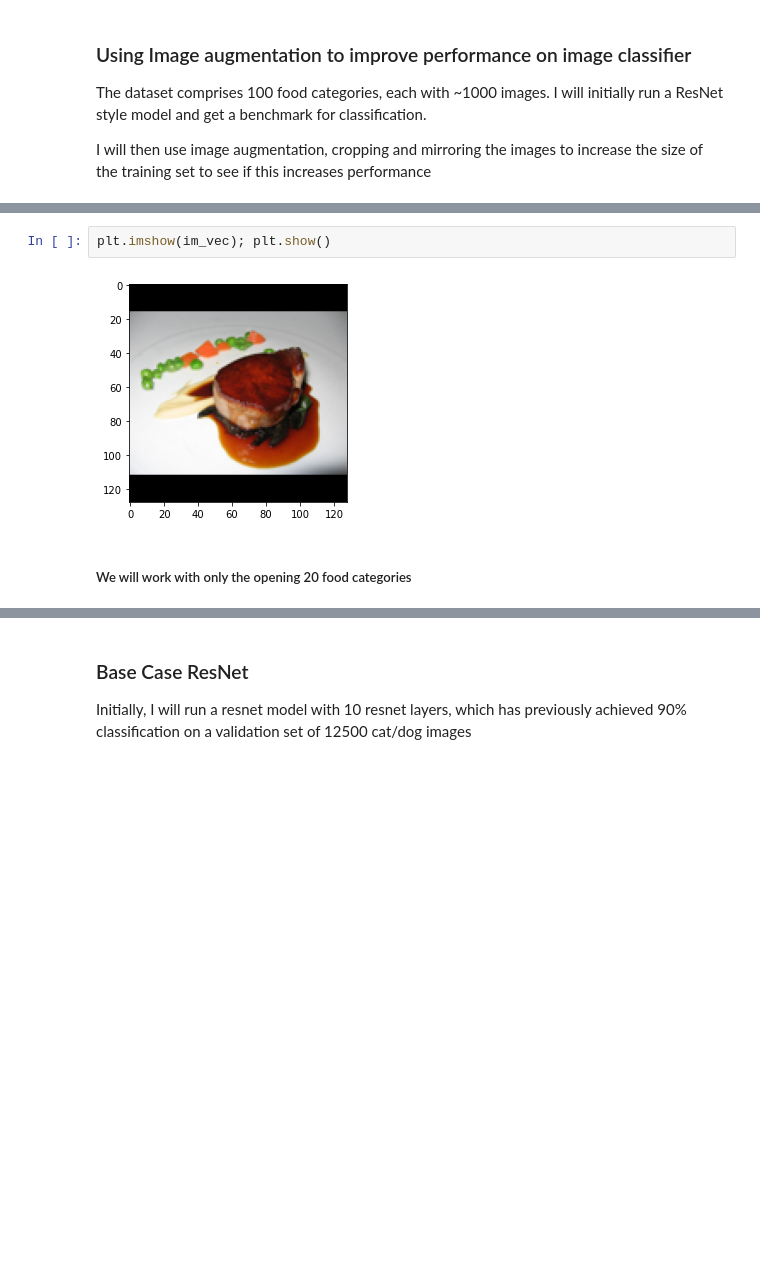
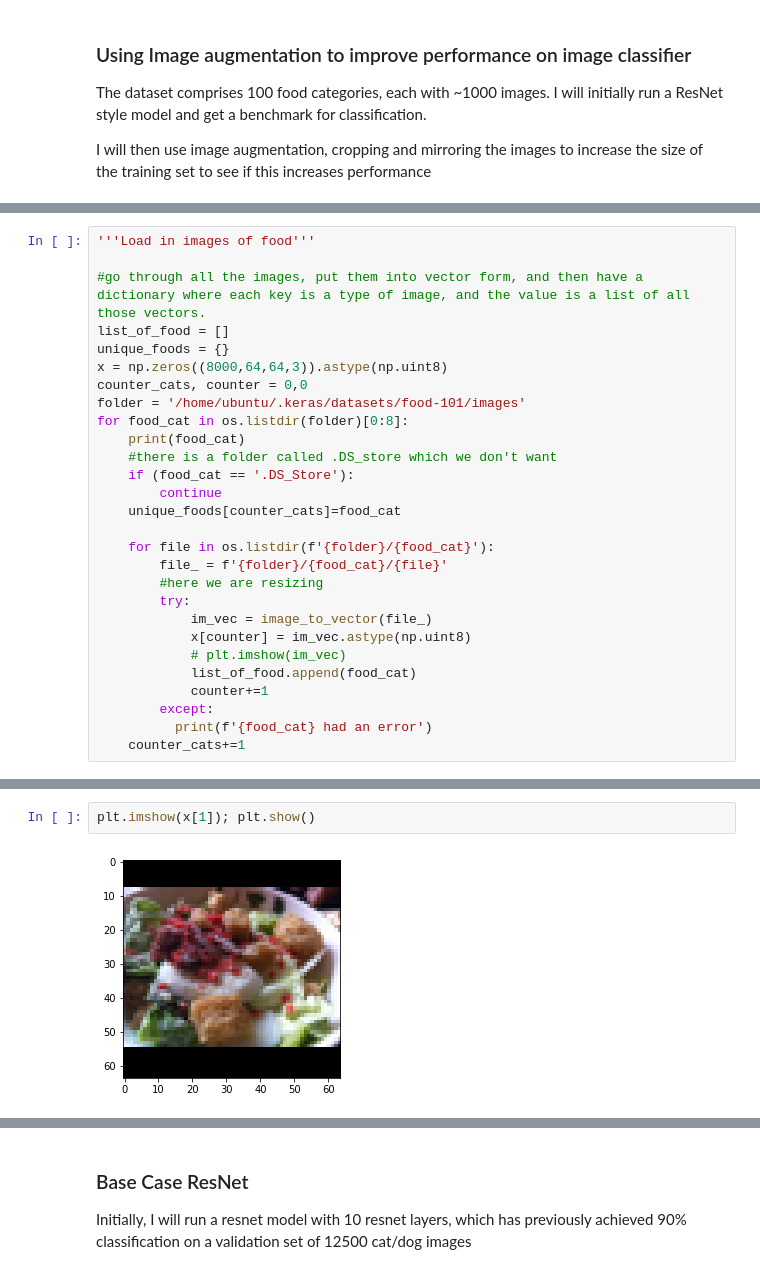
Before and after one commit to jakelourie1502/food_images_augmentation, a Jupyter notebook: food_images_with_augmentation.ipynb, the cells around one changed output, grey strips where cells are left out. Saved outputs shown, nothing was run; the diff lists cells and outputs as text; blank space fills up the shorter version.

```diff
--- a/food_images_with_augmentation.ipynb
+++ b/food_images_with_augmentation.ipynb
@@ -47,0 +108,28 @@ im_vec = image_to_vector(sampe_file)
+# %%
+'''Load in images of food'''
+
+#go through all the images, put them into vector form, and then have a dictionary where each key is a type of image, and the value is a list of all those vectors.
+list_of_food = []
+unique_foods = {}
+x = np.zeros((8000,64,64,3)).astype(np.uint8)
+counter_cats, counter = 0,0
+folder = '/home/ubuntu/.keras/datasets/food-101/images'
+for food_cat in os.listdir(folder)[0:8]:
+    print(food_cat)
+    #there is a folder called .DS_store which we don't want
+    if (food_cat == '.DS_Store'):
+        continue
+    unique_foods[counter_cats]=food_cat
+
+    for file in os.listdir(f'{folder}/{food_cat}'):
+        file_ = f'{folder}/{food_cat}/{file}'
+        #here we are resizing
+        try:
+            im_vec = image_to_vector(file_)
+            x[counter] = im_vec.astype(np.uint8)
+            # plt.imshow(im_vec)
+            list_of_food.append(food_cat)
+            counter+=1
+        except:
+          print(f'{food_cat} had an error')
+    counter_cats+=1
@@ -48,6 +147,4 @@ im_vec = image_to_vector(sampe_file)
 # %%
-plt.imshow(im_vec); plt.show()
+plt.imshow(x[1]); plt.show()
 # %% [output]
-[figure, old version]
+[figure, new version]
-# %% [markdown]
-##### We will work with only the opening 20 food categories
```
Also changed, not shown: parts of 35 cells of this notebook.
